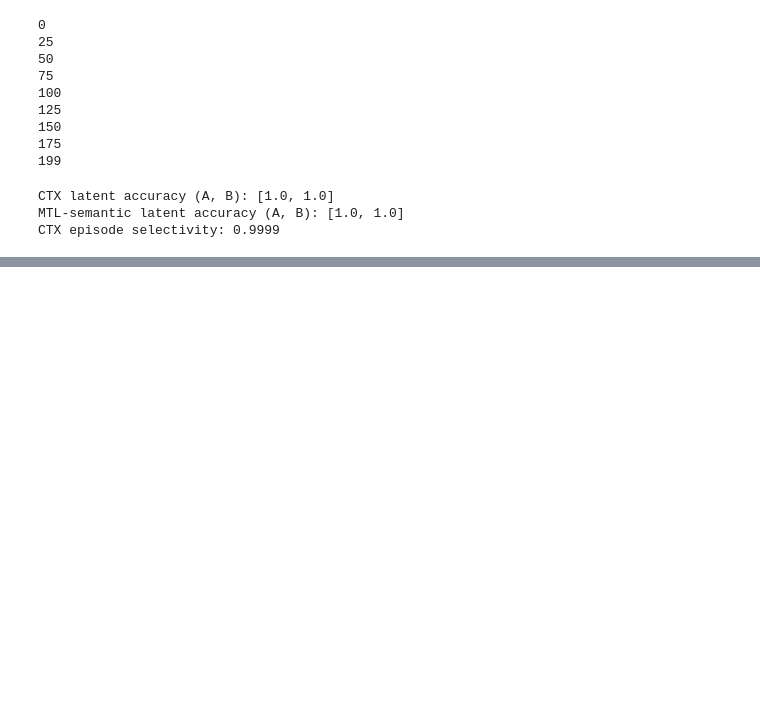
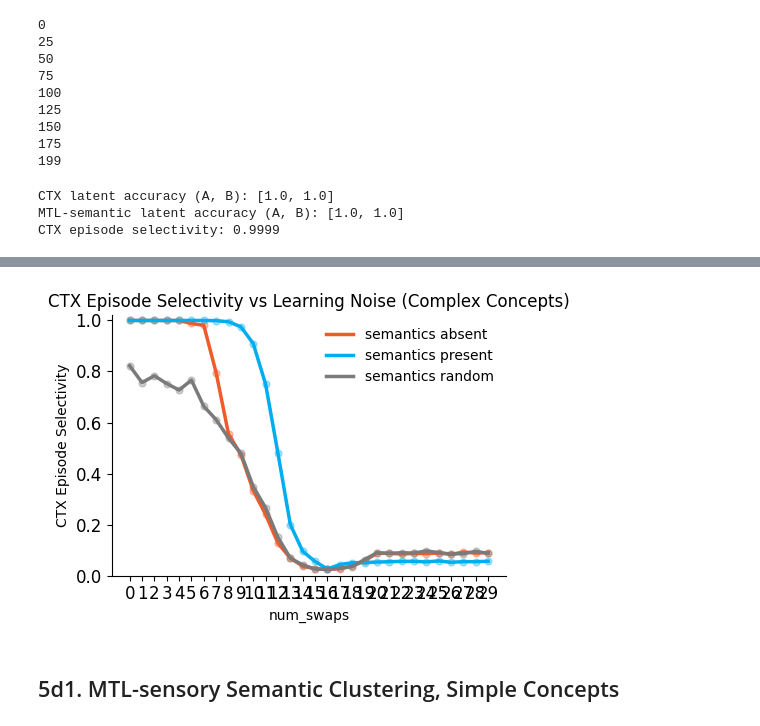
Before and after one commit to albesagonzalez/sensory-semantic-episodes, a Jupyter notebook: Figure_5.ipynb, the cells around one changed output, grey strips where cells are left out. Cells and saved outputs as stored; diff of their text form; code cells hidden in the pictures; blank space fills up the shorter version.

```diff
--- a/Figure_5.ipynb
+++ b/Figure_5.ipynb
@@ -443,0 +415,24 @@ plt.show()
+# %%
+with open("Data/fig_5_codex_ctx_episode_selectivity_vs_learning_noise_charge_2.pickle", "wb") as handle:
+    pickle.dump(charge_2_learning_noise_results, handle, protocol=pickle.HIGHEST_PROTOCOL)
+
+fig, ax = plt.subplots(figsize=(4.8, 3.6))
+plot_codex_figure_5(
+    charge_2_learning_noise_results,
+    ax=ax,
+    ylabel="CTX Episode Selectivity",
+)
+ax.set_title("CTX Episode Selectivity vs Learning Noise (Complex Concepts)")
+ax.tick_params(labelsize=12)
+sns.despine()
+plt.tight_layout()
+plt.savefig(
+    "Figures_SVG/5c.svg",
+    dpi=300,
+    transparent=True,
+)
+plt.show()
+# %% [output]
+[figure, new version]
+# %% [markdown]
+## 5d1. MTL-sensory Semantic Clustering, Simple Concepts
```
Also changed, not shown: parts of 51 cells of this notebook, 10 other files.
